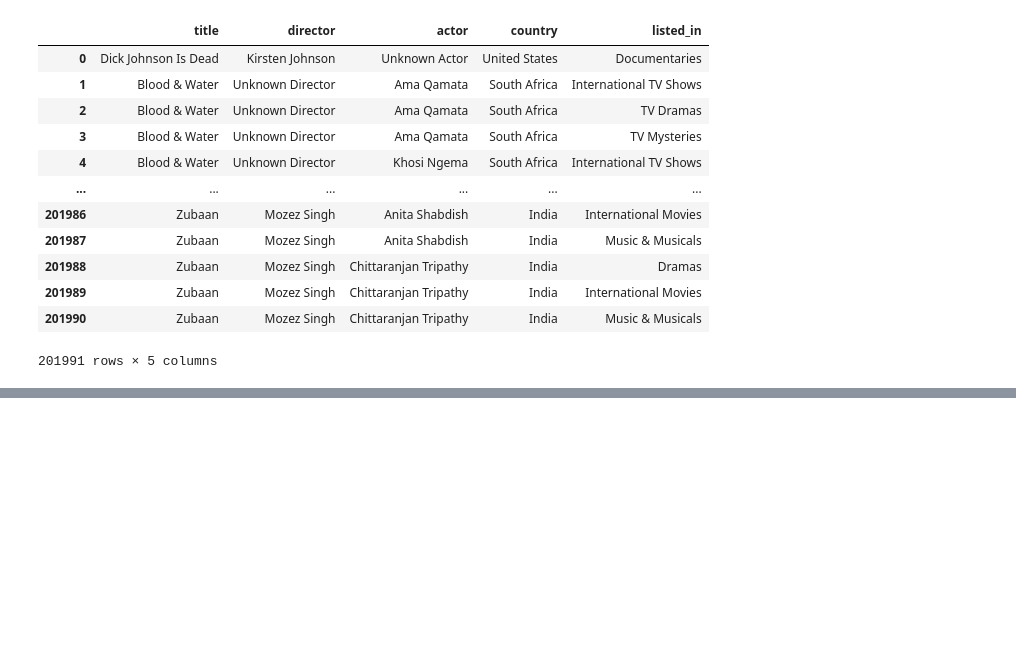
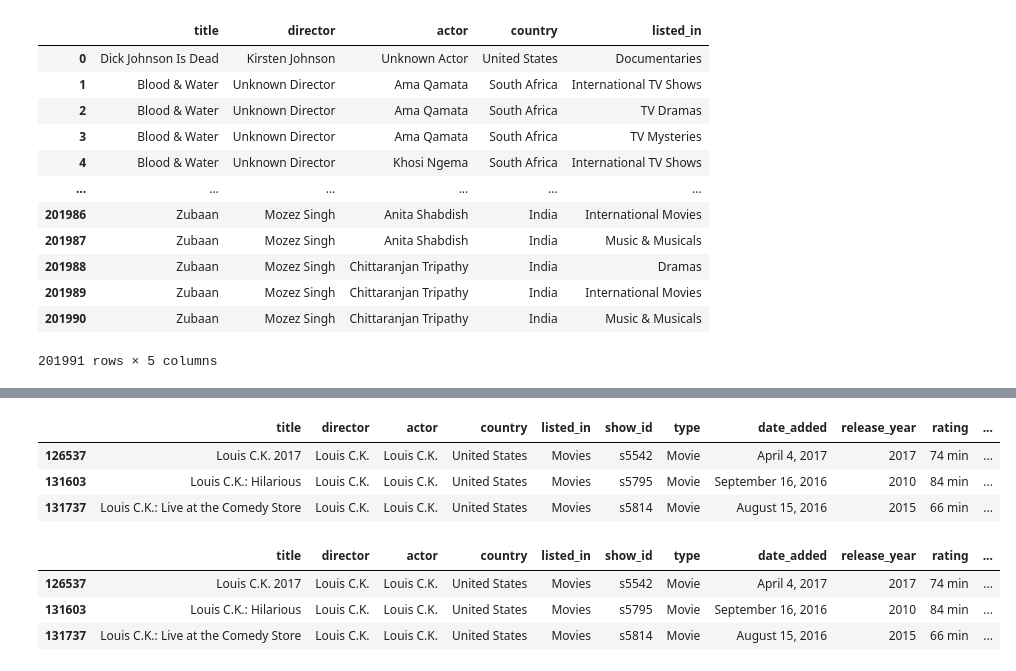
Before and after one commit to sandeepvvs007/ensemble_techniques, a Jupyter notebook: netflix_vis.ipynb, the cells around one changed output, grey strips where cells are left out. Drawn from its saved outputs; the diff is of its cells as text; code cells hidden in the pictures; blank space fills up the shorter version.

```diff
--- a/netflix_vis.ipynb
+++ b/netflix_vis.ipynb
@@ -189,0 +205,15 @@ df_final.head()
+# %%
+df_final[pd.isnull(df_final["duration"])]
+# %% [output]
+|  | title | director | actor | country | listed_in | show_id | type | date_added | release_year | rating | ... |
+| 126537 | Louis C.K. 2017 | Louis C.K. | Louis C.K. | United States | Movies | s5542 | Movie | April 4, 2017 | 2017 | 74 min | ... |
+| 131603 | Louis C.K.: Hilarious | Louis C.K. | Louis C.K. | United States | Movies | s5795 | Movie | September 16, 2016 | 2010 | 84 min | ... |
+| 131737 | Louis C.K.: Live at the Comedy Store | Louis C.K. | Louis C.K. | United States | Movies | s5814 | Movie | August 15, 2016 | 2015 | 66 min | ... |
+# %%
+filtered_rows = df_final[df_final['rating'].str.match(r'\d+ min', na=False)]
+filtered_rows
+# %% [output]
+|  | title | director | actor | country | listed_in | show_id | type | date_added | release_year | rating | ... |
+| 126537 | Louis C.K. 2017 | Louis C.K. | Louis C.K. | United States | Movies | s5542 | Movie | April 4, 2017 | 2017 | 74 min | ... |
+| 131603 | Louis C.K.: Hilarious | Louis C.K. | Louis C.K. | United States | Movies | s5795 | Movie | September 16, 2016 | 2010 | 84 min | ... |
+| 131737 | Louis C.K.: Live at the Comedy Store | Louis C.K. | Louis C.K. | United States | Movies | s5814 | Movie | August 15, 2016 | 2015 | 66 min | ... |
```
Also changed, not shown: parts of 2 cells of this notebook, 7 other files.
